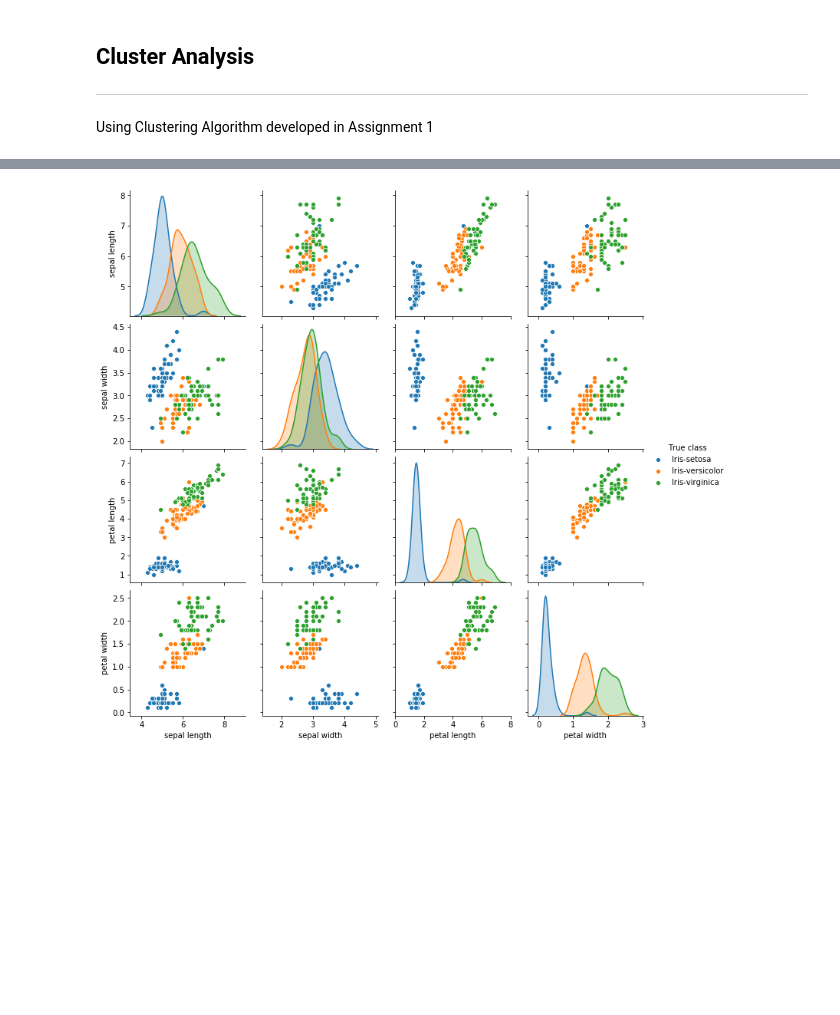
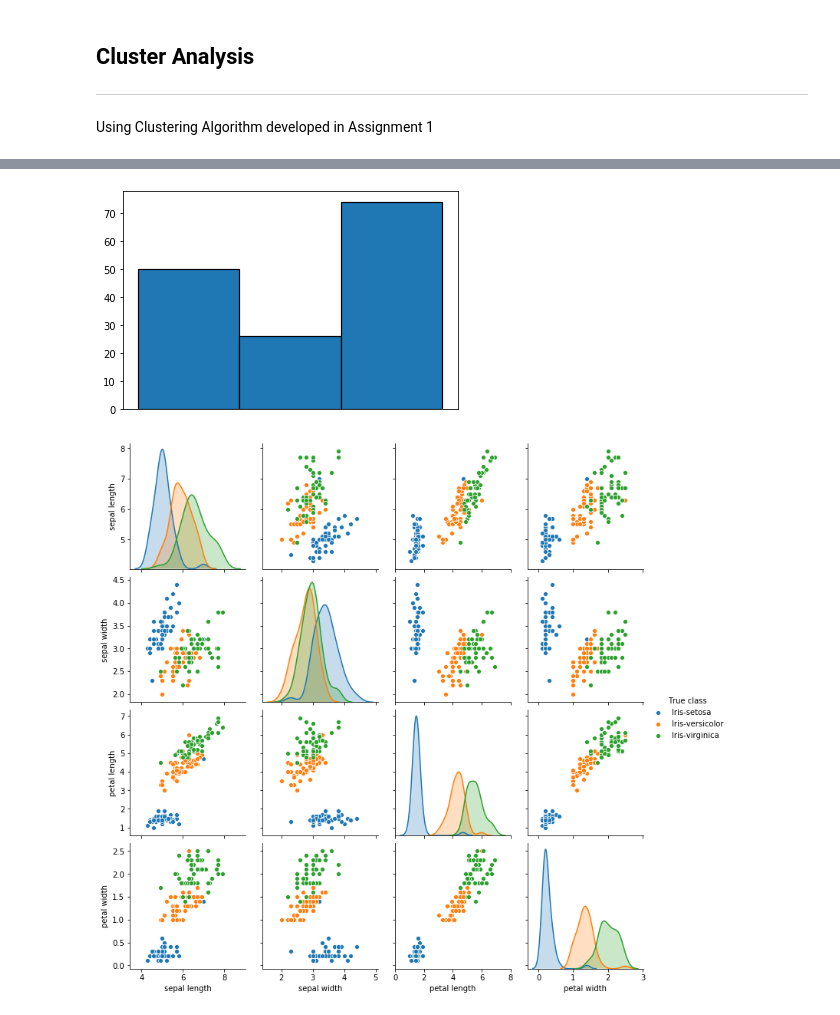
Before and after one commit to iamshnoo/6th_sem, a Jupyter notebook: DataMining/Assignment_2/Discretisation.ipynb, the cells around one changed output, grey strips where cells are left out. Drawn from its saved outputs; the diff is of its cells as text; code cells hidden in the pictures; blank space fills up the shorter version.

Commit message:
eentropy and 3-4-5 left

```diff
--- a/DataMining/Assignment_2/Discretisation.ipynb
+++ b/DataMining/Assignment_2/Discretisation.ipynb
@@ -142,42 +185,38 @@ class Iris:
 
         try:
             data = np.genfromtxt('data/iris.csv', delimiter=',')
-            print("Data source available.")
+
         except IOError:
             print("Missing dataset! Run:")
             print(
                 "wget http://archive.ics.uci.edu/ml/machine-learning-databases/iris/iris.data")
             exit(0)
-        print("Shape of original data : " + str(len(data)) +
-              ", " + str(len(data[0])))
+
         return data
 
     def normalizeData(self, data):
-        print("Normalizing the data to to range [0,1] now...")
+
         low, high = np.amin(data, axis=0), np.amax(data, axis=0)
         for j in range(self.n):
             minimum, maximum = low[j], high[j]
             for i in range(self.m):
                 data[i][j] = (data[i][j] - minimum)/(maximum - minimum)
-        print("Shape of the normalized data : " +
-              str(len(data)) + ", " + str(len(data[0])))
+
         return data
 
     def getDissimilarityMatrix(self, data):
-        print("Preparing dissimilarity matrix...")
+
         mat = np.zeros(shape=(self.m, self.m))
         for i in range(self.m):
             for j in range(self.m):
                 mat[i, j] = ((data[i][0] - data[j][0])**2 + (data[i][1] - data[j][1]
                                                              )**2 + (data[i][2] - data[j][2])**2 + (data[i][3] - data[j][3])**2)**0.5
-        print("Shape of the Dissimilarity Matrix : " +
-              str(len(mat)) + ", " + str(len(mat[0])))
+
         return mat
 
     def cluster(self, mat):
-        print("Calculating average dissimilarity values for each object...")
+
         avg = np.mean(mat, axis=0)
-        print("Primary clustering...")
         clusters = []
         for i in range(self.m):
             cluster = []
@@ -185,12 +224,11 @@ class Iris:
                 if(mat[i][j] < avg[i]):
                     cluster.append(j)
             clusters.append(cluster)
-        print(str(len(clusters)) + " primary clusters formed.")
-        print("---------------------------------------------------------------")
+
         return clusters
 
     def removeSubsetClusters(self, clusters):
-        print("Removing clusters which are a subset of other clusters...")
+
         num_clusters = len(clusters)
         i = 0
         while i < num_clusters:
@@ -207,20 +245,18 @@ class Iris:
         return clusters
 
     def getSimilarityMatrix(self, clusters):
-        print("Creating similarity matrix...")
+
         p = len(clusters)
         sim = np.zeros(shape=(p, p))
         for i in range(p):
             for j in range(p):
                 sim[i, j] = len(list(set(clusters[i]) & set(clusters[j]))) / \
                     len(list(set(clusters[i]) | set(clusters[j])))
-        print("Shape of the Similarity Matrix : " +
-              str(len(sim)) + ", " + str(len(sim[0])))
+
         return sim
 
     def mergeMaxSimilarityClusters(self, sim, clusters):
-        print("Merging clusters having maximum similarity...")
-        print(print(str(len(clusters)) + " clusters found."))
+
         val = 0
         idx_k = -1
         idx_l = -1
@@ -235,17 +271,6 @@ class Iris:
 
         clusters[idx_k] = list(set(clusters[idx_k]) | set(clusters[idx_l]))
         clusters.remove(clusters[idx_l])
-
-        print(str(val) + " is the maximum similarity value and clusters " +
-              str(idx_k) + ", " + str(idx_l) + " are the most similar.")
-        print(str(len(clusters)) + " clusters left after this iteration.")
-        print("---------------------------------------------------------------")
-        if(len(clusters) == self.k):
-            if (self.k==3):
-                print(str(len(clusters[0])) + ", " + str(len(clusters[1])) + ", " +
-                    str(len(clusters[2])) + " are the sizes of the three clusters.")
-            if(self.k==2):
-                print(str(len(clusters[0])) + ", " + str(len(clusters[1])) + " are the sizes of the three clusters.")
 
         return clusters
 
@@ -294,29 +319,6 @@ class Iris:
                         meanind = j
             dummy[meanind].append(i)
         clusters = dummy
-
-        if(self.k==3):
-            print(str(len(clusters[0])) + ", " + str(len(clusters[1])) + ", " +
-                str(len(clusters[2])) + " are the sizes of the three final clusters.\n")
-            print("Cluster 1 : \n")
-            print(clusters[0])
-            print("\n")
-            print("Cluster 2 : \n")
-            print(clusters[1])
-            print("\n")
-            print("Cluster 3 : \n")
-            print(clusters[2])
-            print("\n")
-
-        if(self.k==2):
-            print(str(len(clusters[0])) + ", " + str(len(clusters[1])) + " are the sizes of the two final clusters.\n")
-            print("Cluster 1 : \n")
-            print(clusters[0])
-            print("\n")
-            print("Cluster 2 : \n")
-            print(clusters[1])
-            print("\n")
-
         return clusters
 
     @classmethod
@@ -358,14 +360,12 @@ class Iris:
         return y_true, y_pred
 
     def plot(self, clusters, i , j):
-        print("Considering features " + str(i) + " and " + str(j))
         y_true, y_pred = Iris.label(clusters)
         data = np.genfromtxt('data/iris.csv', delimiter=',')
         df_true = pd.DataFrame({'Feature_X': data[:, i], 'Feature_Y': data[:, j], 'true class': y_true})
         df_pred = pd.DataFrame({'Feature_X': data[:, i], 'Feature_Y': data[:, j], 'predicted class': y_pred})
         true_plot = sns.lmplot(data=df_true, x='Feature_X', y='Feature_Y', hue='true class', fit_reg=False, legend=True, legend_out=True)
         predicted_plot = sns.lmplot(data=df_pred, x='Feature_X', y='Feature_Y', hue='predicted class', fit_reg=False, legend=True, legend_out=True)
-        print("----------------------------------------------------------------------------------------------------------------------------------")
         return
 
     def pair_plot_true(self, clusters):
@@ -393,4 +393,26 @@ while(len(clusters) != Iris.getK(model)):
     sim = Iris.getSimilarityMatrix(model, clusters)
     clusters = Iris.mergeMaxSimilarityClusters(model, sim, clusters)
 clusters = Iris.notkMeansClustering(model, clusters, data)
+
+y = []
+for i in range(3):
+    for j in range(len(clusters[i])):
+        if i==0:
+            y.append(0)
+        elif i==1:
+            y.append(1)
+        else:
+            y.append(2)
+
+ranges = [0,1,2,3]
+frequencies,bins, _ = plt.hist(y, ranges, edgecolor='black', linewidth=1.2)
+plt.tick_params(
+    axis='x',          # changes apply to the x-axis
+    which='both',      # both major and minor ticks are affected
+    bottom=False,      # ticks along the bottom edge are off
+    top=False,         # ticks along the top edge are off
+    labelbottom=False) # labels along the bottom edge are off
+print("Frequencies ")
+print("------------")
+print(frequencies)
 # %% [output]
@@ -414,3 +422,4 @@ Cluster 3 :
+[figure, added]
 # %%
 Iris.pair_plot_true(model, clusters)
 # %% [output]
```
Also changed, not shown: parts of 10 cells of this notebook.
